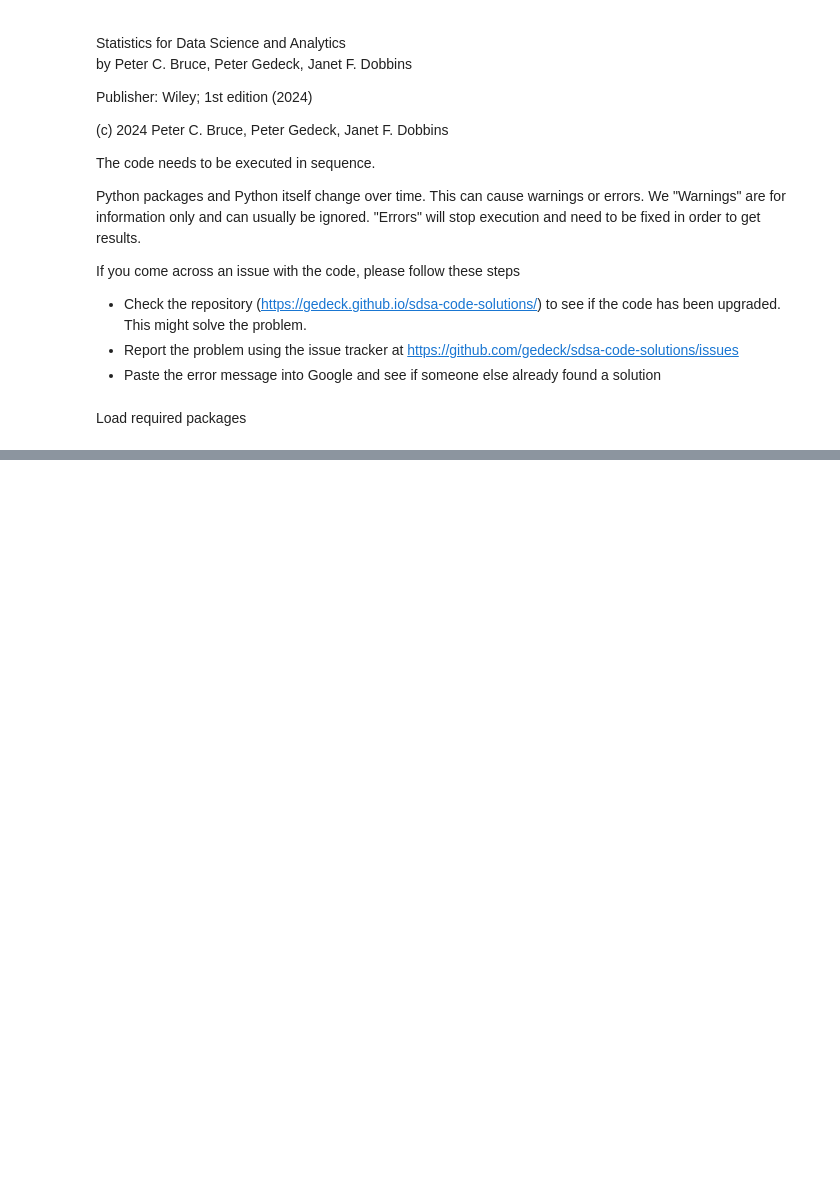
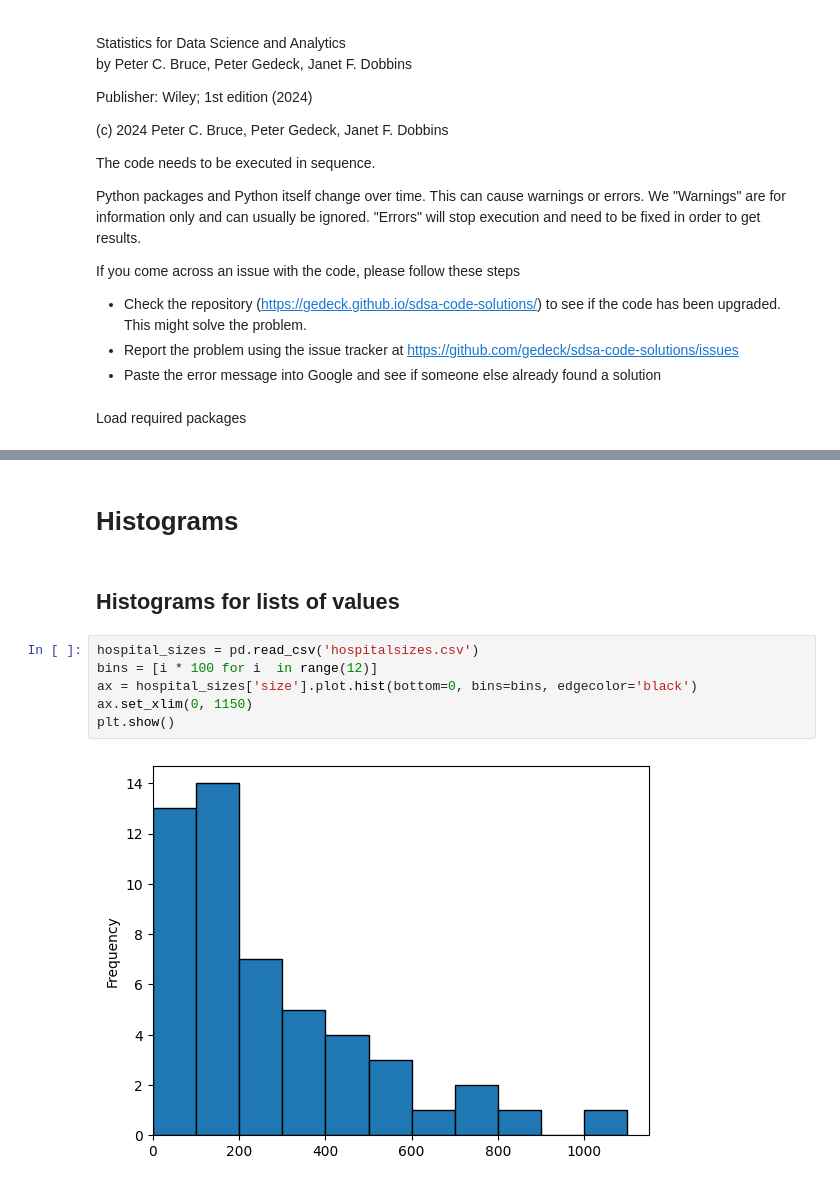
Before and after one commit to gedeck/sdsa-code, a Jupyter notebook: code/notebooks/chapter_03.ipynb, the cells around one changed output, grey strips where cells are left out. Drawn from its saved outputs; the diff is of its cells as text; blank space fills up the shorter version.

```diff
--- a/code/notebooks/chapter_03.ipynb
+++ b/code/notebooks/chapter_03.ipynb
@@ -25,0 +235,12 @@ import matplotlib.pyplot as plt
+# %% [markdown]
+# Histograms
+# %% [markdown]
+## Histograms for lists of values
+# %%
+hospital_sizes = pd.read_csv('hospitalsizes.csv')
+bins = [i * 100 for i  in range(12)]
+ax = hospital_sizes['size'].plot.hist(bottom=0, bins=bins, edgecolor='black')
+ax.set_xlim(0, 1150)
+plt.show()
+# %% [output]
+[figure, added]
```
Also changed, not shown: parts of 71 cells of this notebook, 48 other files.
